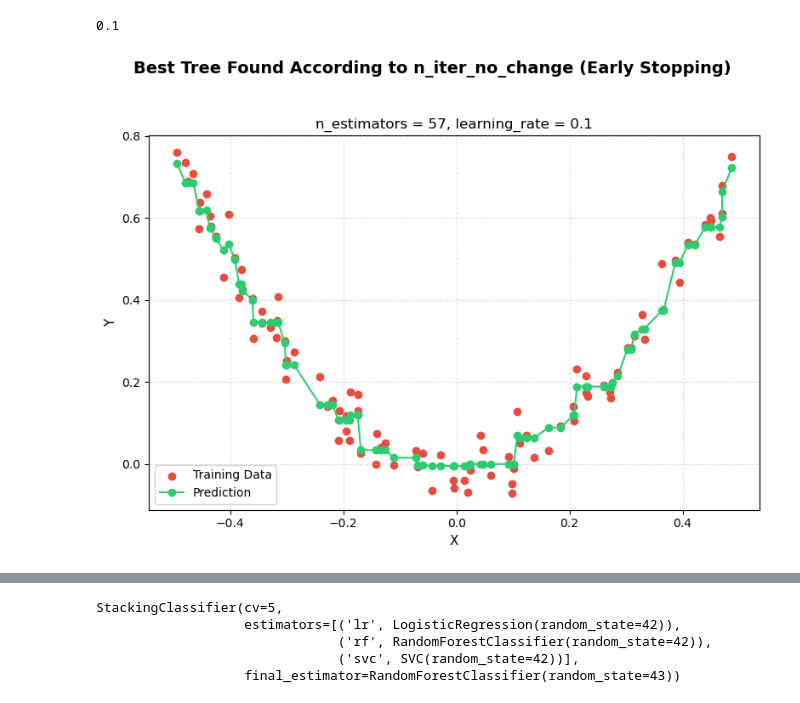
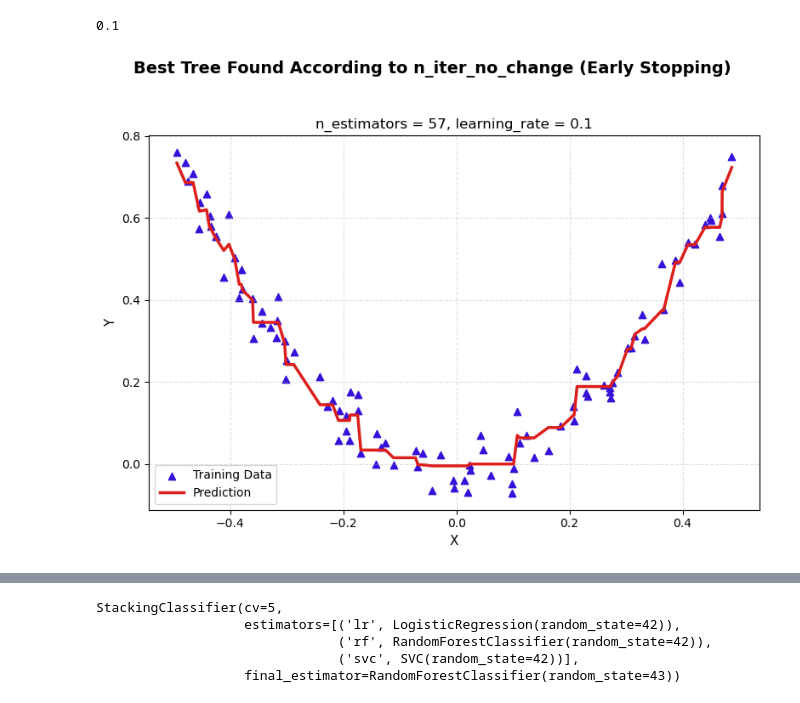
Before and after one commit to akshatkhatri/Machine_learning_playground, a Jupyter notebook: Chapter_7_geron/random_forests.ipynb, the cells around one changed output, grey strips where cells are left out. Saved outputs shown, nothing was run; the diff lists cells and outputs as text; code cells hidden in the pictures.

Commit message:
Completed random_forests Chapters + exercises

```diff
--- a/Chapter_7_geron/random_forests.ipynb
+++ b/Chapter_7_geron/random_forests.ipynb
@@ -228,6 +228,6 @@ np.random.seed(42)
 X = np.random.rand(100,1) - 0.5
 Y = 3 * X[:,0] ** 2 + 0.05 * np.random.randn(100)
 # %%
-tree_reg_1 = DecisionTreeRegressor(max_depth=2,random_state=42)
+tree_reg_1 = DecisionTreeRegressor(random_state=42,max_depth=5)
 tree_reg_1.fit(X,Y)
 # %% [output]
@@ -235,5 +235,5 @@ DecisionTreeRegressor(max_depth=2, random_state=42)
 # %%
 y2 = Y - tree_reg_1.predict(X)
-tree_reg_2 = DecisionTreeRegressor(max_depth=2,random_state=43)
+tree_reg_2 = DecisionTreeRegressor(max_depth=5,random_state=43)
 tree_reg_2.fit(X,y2)
 # %% [output]
@@ -241,5 +241,5 @@ DecisionTreeRegressor(max_depth=2, random_state=43)
 # %%
 y3 = y2 - tree_reg_2.predict(X)
-tree_reg_3 = DecisionTreeRegressor(max_depth=2,random_state=44)
+tree_reg_3 = DecisionTreeRegressor(max_depth=5,random_state=44)
 tree_reg_3.fit(X,y3)
 # %% [output]
@@ -364,23 +364,23 @@ gbrt_best.learning_rate
 # %%
 plt.figure(figsize=(8, 6))
 
-plt.scatter(X, Y, color='#e74c3c', marker='o', label="Training Data")
+plt.scatter(X, Y, color="#3611da", marker='^', label="Training Data")
 
-plt.plot(X_sorted, gbrt_best.predict(X_sorted), color='#2ecc71', label="Prediction",marker = 'o',linewidth = 1.5)
+plt.plot(X_sorted, gbrt_best.predict(X_sorted), color="#dd1f1b", label="Prediction",linewidth = 2.5)
 
 plt.title("n_estimators = 57, learning_rate = 0.1", fontsize=12)
 plt.suptitle("Best Tree Found According to n_iter_no_change (Early Stopping)", fontsize=14, weight='bold')
 
 plt.xlabel("X", fontsize=11)
 plt.ylabel("Y", fontsize=11)
 
 plt.legend()
 plt.tight_layout(rect=[0, 0, 1, 0.95])
 plt.grid(True, linestyle='--', alpha=0.4)
 
 plt.show()
 # %% [output]
-[figure, old version]
+[figure, new version]
 # %%
 X_train
 # %% [output]
```
Also changed, not shown: parts of 8 cells of this notebook.
